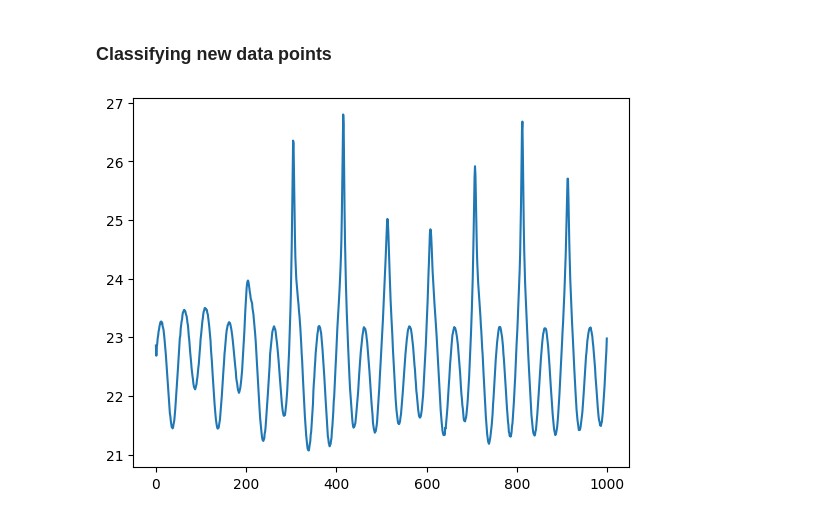
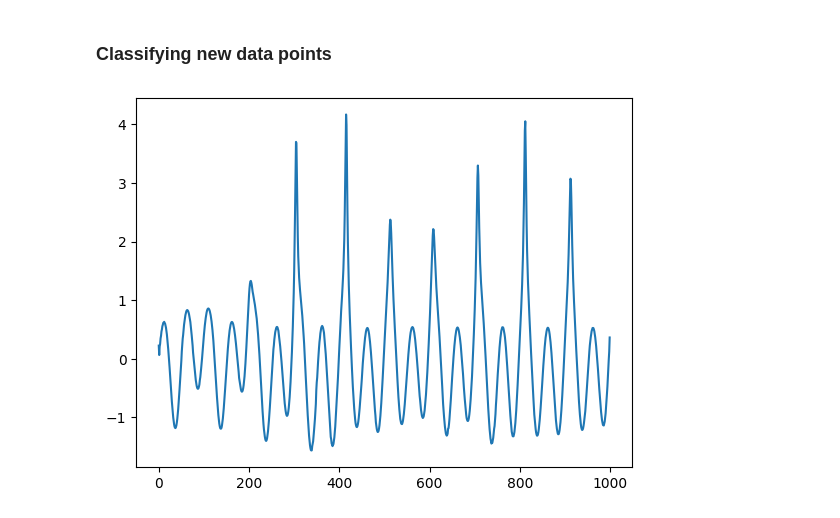
Before and after one commit to USonixGroup/wpt-cavitation, a Jupyter notebook: notebooks/mixture_of_gaussians.ipynb, the cells around one changed output. Cells and saved outputs as stored; diff of their text form; code cells hidden in the pictures.

```diff
--- a/notebooks/mixture_of_gaussians.ipynb
+++ b/notebooks/mixture_of_gaussians.ipynb
@@ -50,5 +56,8 @@ mode = "symmetric"
 # %%
-wpt_df = train.generate_training_data_with_wavelet(wavelet, sampling_rate, levels, mode, std_noise, data_len)
+wpt_df = train.generate_training_data_with_wavelet(
+    wavelet, sampling_rate, levels, mode, std_noise,
+    use_min_entropy, min_level, freq_threshold, window_data
+)
 # %% [markdown]
 ### Training
 
@@ -128,0 +65,23 @@ plt.show()
+# %%
+# Get data
+classifying_metrics = [
+    "average energy",
+    "kurtosis",
+    # "crest factor",
+    # "log average energy",
+    # "level entropy",
+    "spectral entropy",
+    # "skewness"
+]
+
+# Parameters for mixture of gaussians
+n_clusters = 5
+
+# Train model
+results = train_mixture_of_gaussians(wpt_df, classifying_metrics, n_clusters)
+data_train, labels, data_train_normalised, centers, scaler, gm = results
+# %%
+fig = plot.plot_clustering(data_train, centers, labels)
+
+# Plot centroid metrics
+fig = plot.plot_centers(classifying_metrics, centers)
@@ -131,7 +93,7 @@ plt.show()
 # %%
 wavelets = [f"db{i}" for i in range(4, 21)]
 # %%
-run = True
+run = False
 if run is True:
     from sklearn.metrics import silhouette_score
     scores = []
@@ -171,26 +114,26 @@ db20
 # %%
 frequency = 10E5
 pac = -2E5
 R_init = 7e-6
 
 min_energy = 0  # Only nodes with energy at least min_energy * total_energy will be considered
 
 data = train.get_data(R_init, frequency, pac, sampling_rate)
-data = data / np.std(data)
-data += np.random.normal(0, std_noise, len(data))
+data = preprocess(data, window=window_data)
 
-new_wpt_df, new_tr_ob = train.generate_training_data(
+new_wpt_df, new_tr_obj = train.generate_training_data(
     data,
     levels,
     wavelet,
     mode,
-    min_energy=min_energy,
-    include_tr_ob=True,
-    min_entropy=True
+    include_tr_obj=True,
+    min_entropy=use_min_entropy,
+    min_level=min_level,
+    freq_threshold=freq_threshold
 )
 
 plt.plot(data)
 plt.show()
 # %% [output]
-[figure, old version]
+[figure, new version]
 # %%
```
Also changed, not shown: parts of 11 cells of this notebook, 20 other files.
